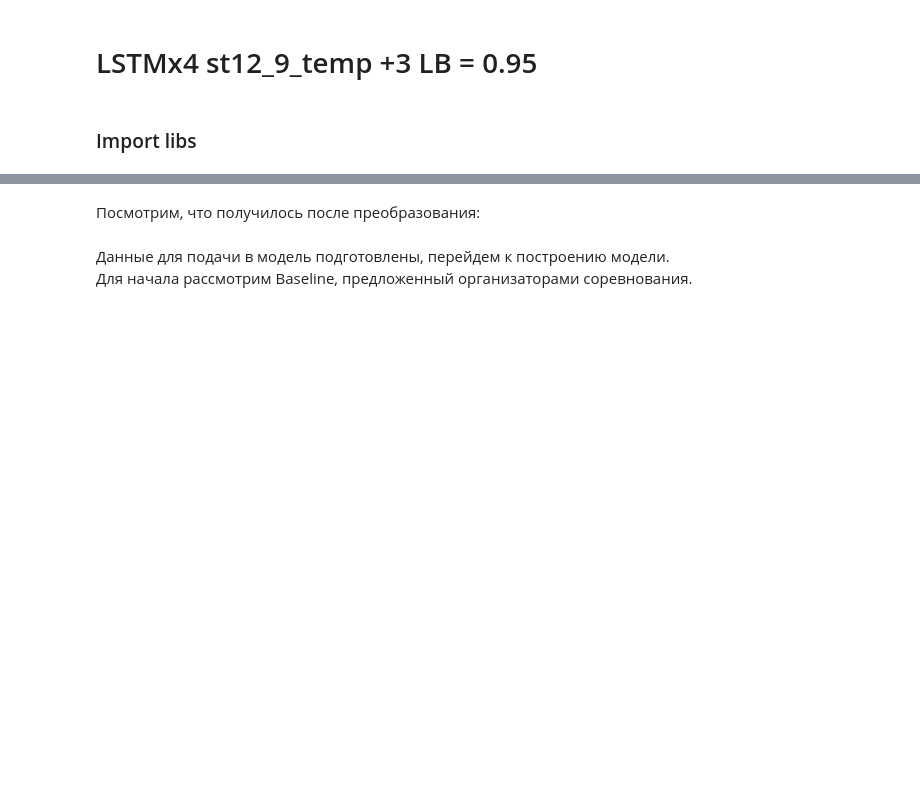
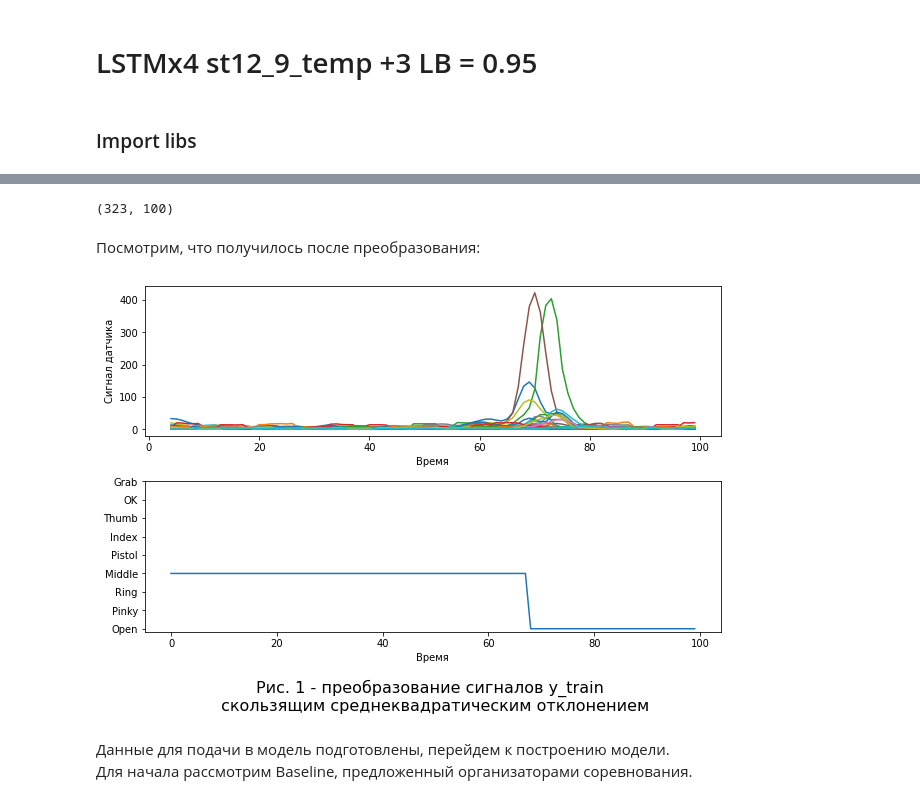
Before and after one commit to Alex1iv/Motorica_2, a Jupyter notebook: 3_0_NN_lstm.ipynb, the cells around one changed output, grey strips where cells are left out. Drawn from its saved outputs; the diff is of its cells as text; code cells hidden in the pictures; blank space fills up the shorter version.

```diff
--- a/3_0_NN_lstm.ipynb
+++ b/3_0_NN_lstm.ipynb
@@ -280,11 +35,15 @@ def get_sensor_list(id, print_active=False, print_reliable=False):
 # %%
+import __init__
+X_train = __init__.X_train
+y_train = __init__.y_train
+
 y_train_ch = []
-for k in range(X_train.shape[0]):
+for id in range(X_train.shape[0]):
 
-    df0_T = pd.DataFrame(data=X_train[k],
+    df0_T = pd.DataFrame(data=X_train[id],
                          index=range(X_train.shape[1]),
                          columns=range(X_train.shape[2])).T
-    y_k = y_train[k*100:(k+1)*100].reset_index().T.loc['class'].values
+    y_k = y_train[id*100:(id+1)*100].reset_index().T.loc['class'].values
 
     # будем изменять только те наблюдения y_train, в которых происходит изменение жеста
     if np.sum(y_k)!=0:
@@ -295,7 +54,7 @@ for k in range(X_train.shape[0]):
         df_T_stp_std_1 = df_T_stp.rolling(window=5).std().dropna(axis=0)
 
         # выбираем активные датчики
-        strong_sens_list = get_sensor_list(k)
+        strong_sens_list = m.get_sensor_list(id)
 
         # рассчитываем начало времени выполнения жеста, исходя из медианного значения скользящего std,
         # для которого превышен порог 15 по каждому активному датчику,
@@ -317,27 +76,42 @@ for k in range(X_train.shape[0]):
 
 y_train_ch = np.array(y_train_ch)
 print(y_train_ch.shape)
+# %% [output]
+(323, 100)
 # %% [markdown]
 Посмотрим, что получилось после преобразования:
 # %%
 # Наблюдение 7
-i=7
+id=7
 
-df0_T = pd.DataFrame(data=X_train[i],
+plot_counter = 1
+
+df0_T = pd.DataFrame(data=X_train[id],
                          index=range(X_train.shape[1]),
                          columns=range(X_train.shape[2])).T
 df_T_stp = df0_T
 df_T_stp_std_1 = df_T_stp.rolling(window=5).std().dropna(axis=0)
 
 
-fig, axx = plt.subplots(2, 1, figsize=(10,6), sharex=True)
-axx[0].plot(pd.DataFrame(df_T_stp_std_1))
-axx[1].plot(y_train_ch[i])
-axx[1].set_yticks(
+fig, ax = plt.subplots(2, 1, figsize=(10,6)) #sharex=True
+
+plt.subplots_adjust(  left=0.1,   right=0.9,
+                    bottom=0.1,     top=0.9,
+                    wspace=0.1,  hspace=0.3)
+
+plt.suptitle(f'Рис. {plot_counter}'+' - преобразование сигналов y_train \n скользящим среднеквадратическим отклонением', y=-0.01, fontsize=16)
+
+ax[0].plot(pd.DataFrame(df_T_stp_std_1))
+ax[0].set_ylabel('Сигнал датчика')
+ax[0].set_xlabel('Время')
+
+ax[1].plot(y_train_ch[id])
+ax[1].set_yticks(
                   np.arange(9),
                   ['Open', 'Pinky', 'Ring', 'Middle', 'Pistol', 'Index', 'Thumb', 'OK', 'Grab']
 )
+ax[1].set_xlabel('Время')
 
-
-plt.suptitle(f'Train {i}')
 plt.show()
+# %% [output]
+[figure, added]
```
Also changed, not shown: parts of 42 cells of this notebook, 9 other files.
